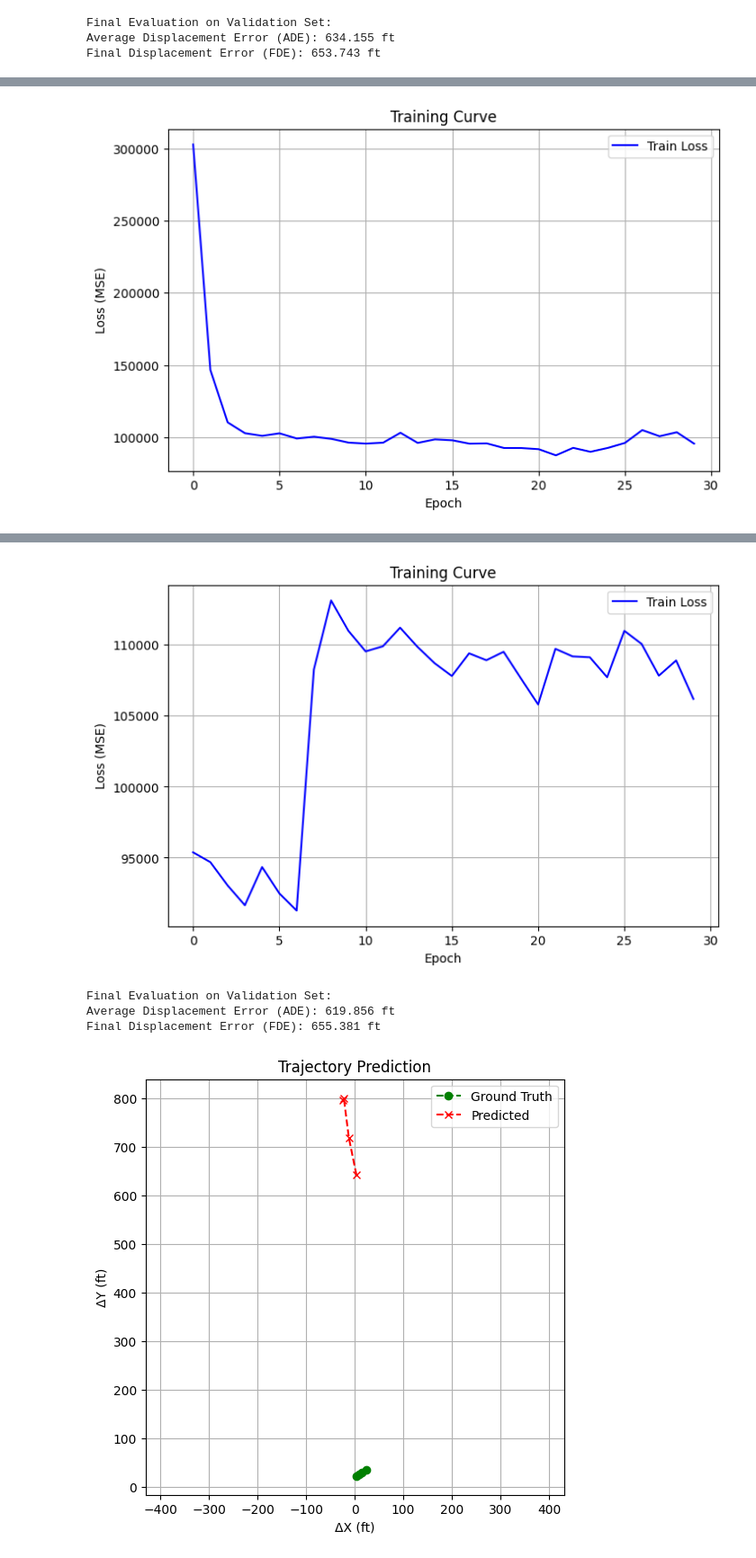
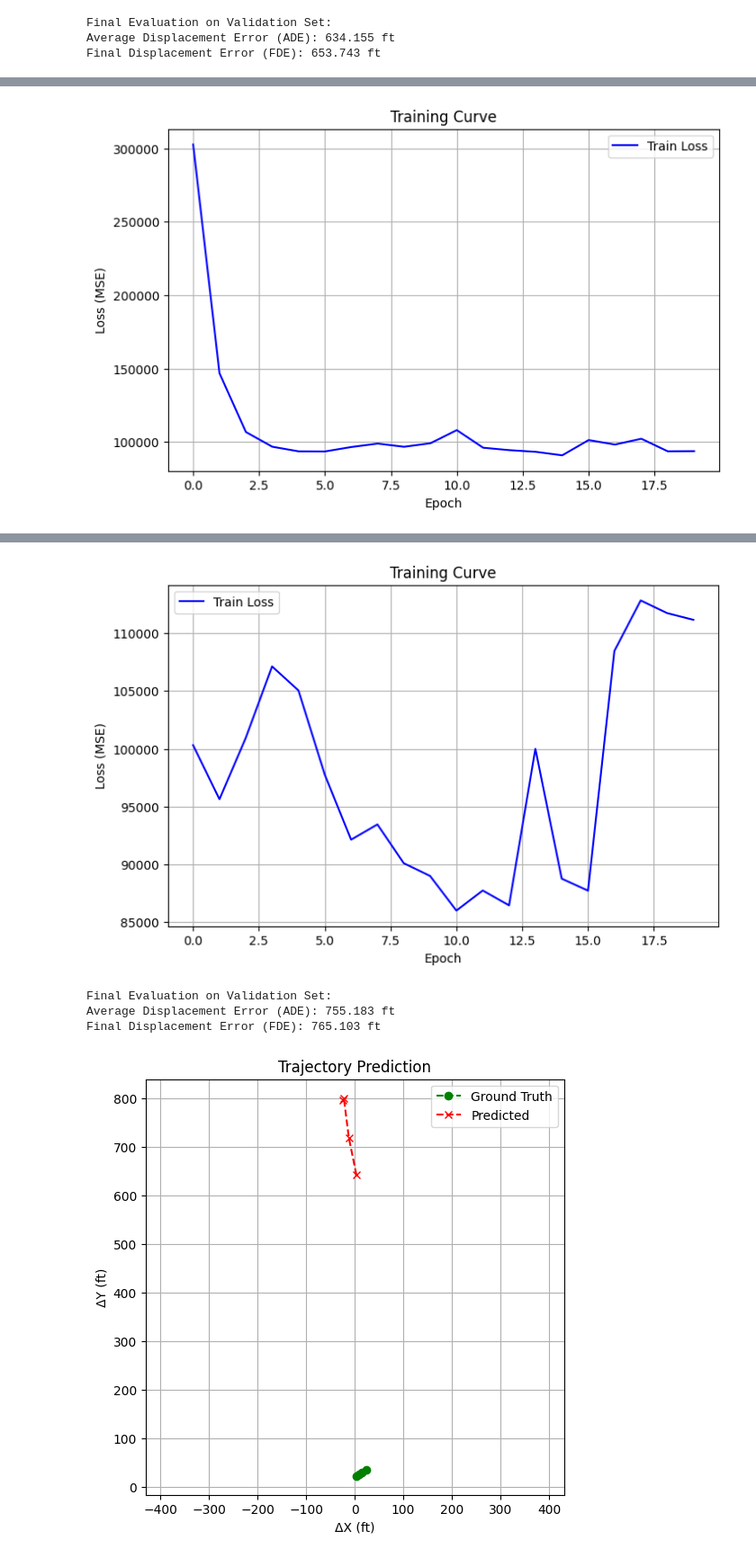
Before and after one commit to ABANISINGHA/Trajectory-Forecasting, a Jupyter notebook: model.ipynb, the cells around one changed output, grey strips where cells are left out. Shown: that part at 90% size. Drawn from its saved outputs; the diff is of its cells as text; code cells hidden in the pictures.

```diff
--- a/model.ipynb
+++ b/model.ipynb
@@ -546,11 +487,11 @@ def evaluate_model(model, val_dataset, device="cuda"):
 # %%
 ade_list = []
 fde_list = []
-
+train_losses = []
 dataset = GraphTrajectoryDataset(train_data)
 dataloader = DataLoader(dataset, batch_size=1, shuffle=True, collate_fn=graph_sequence_collate)
 
-for epoch in range(20):
+for epoch in range(15):
     model, loss = train_one_epoch(model, dataloader, optimizer, criterion, device="cuda")
     train_losses.append(loss)
 
@@ -1138,6 +1113,6 @@ Final Evaluation on Validation Set:
 Average Displacement Error (ADE): 634.155 ft
 Final Displacement Error (FDE): 653.743 ft
 # %%
-trained_model_31 = train_and_evaluate(Attn_model, metric = 'mse', train_dataset=dataset, val_dataset=val_data, tf = 'Yes', device="cuda", epochs=30)
-trained_model_32 = train_and_evaluate(Attn_model, metric = 'mse', train_dataset=dataset_normalised, val_dataset=val_data_normalised, tf = 'Yes', device="cuda", epochs=30)
+trained_model_31 = train_and_evaluate(Attn_model, metric = 'mse', train_dataset=dataset, val_dataset=val_data, tf = 'Yes', device="cuda", epochs=20)
+trained_model_32 = train_and_evaluate(Attn_model, metric = 'mse', train_dataset=dataset_normalised, val_dataset=val_data_normalised, tf = 'Yes', device="cuda", epochs=20)
 # %% [output]
@@ -1161,2 +1139,2 @@ Epoch 30/30 | Train Loss: 95588.3441
-[figure, old version]
+[figure, new version]
 Final Evaluation on Validation Set:
@@ -1179,7 +1157,7 @@ Epoch 30/30 | Train Loss: 106189.8918
-[figure, old version]
+[figure, new version]
 Final Evaluation on Validation Set:
-Average Displacement Error (ADE): 619.856 ft
-Final Displacement Error (FDE): 655.381 ft
+Average Displacement Error (ADE): 755.183 ft
+Final Displacement Error (FDE): 765.103 ft
 # %%
 true_coords, pred_coords = visualize_prediction(trained_model_32, val_data[0], device="cuda")
 # %% [output]
```
Also changed, not shown: parts of 28 cells of this notebook.
